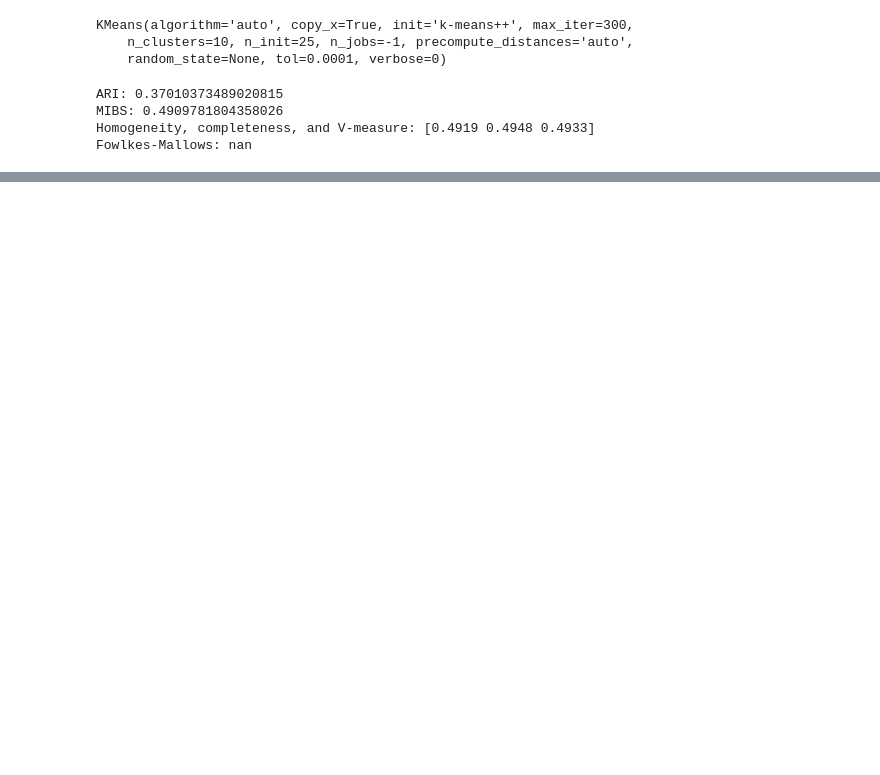
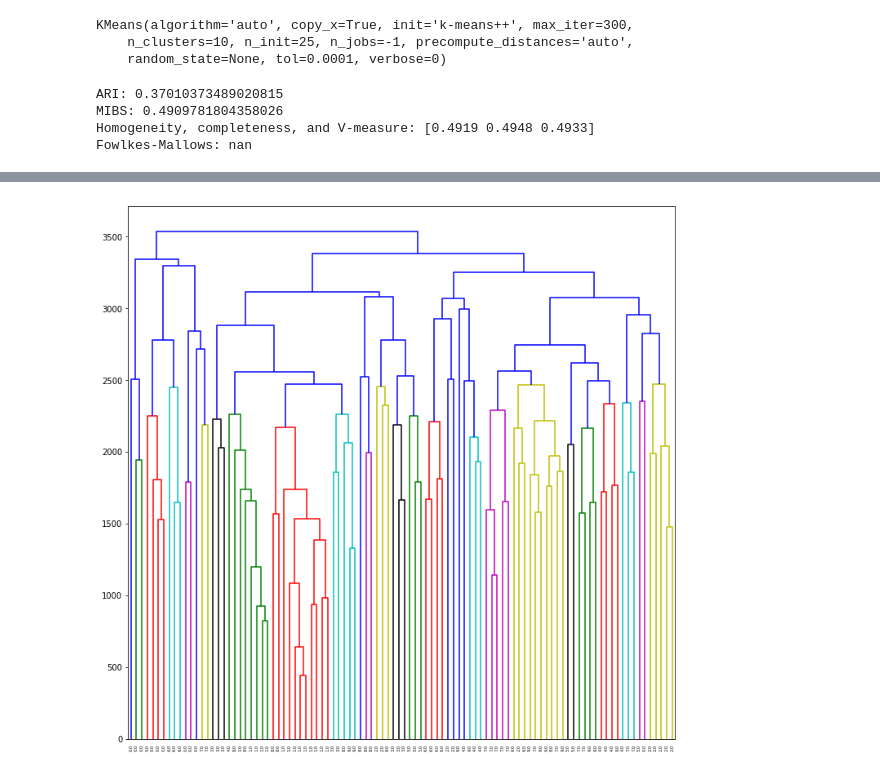
Before and after one commit to mjoehler94/BYU_Econ213R_Projects, a Jupyter notebook: Homeworks/Hw5/Hw5_DimReduction_and_Clustering.ipynb, the cells around one changed output, grey strips where cells are left out. Saved outputs shown, nothing was run; the diff lists cells and outputs as text; code cells hidden in the pictures; blank space fills up the shorter version.

```diff
--- a/Homeworks/Hw5/Hw5_DimReduction_and_Clustering.ipynb
+++ b/Homeworks/Hw5/Hw5_DimReduction_and_Clustering.ipynb
@@ -246,0 +314,10 @@ Fowlkes-Mallows: nan
+# %%
+rows = np.arange(60000)
+np.random.shuffle(rows)
+n_select = 100
+Z = linkage(train_img[rows[:n_select]], 'complete')
+plt.figure(figsize=(22, 15))
+_ = dendrogram(Z,labels = train_lbl[rows[:n_select]].astype('int'),leaf_font_size = 12)
+# print(train_lbl[rows[:n_select]])
+# %% [output]
+[figure, added]
```
Also changed, not shown: parts of 14 cells of this notebook.
